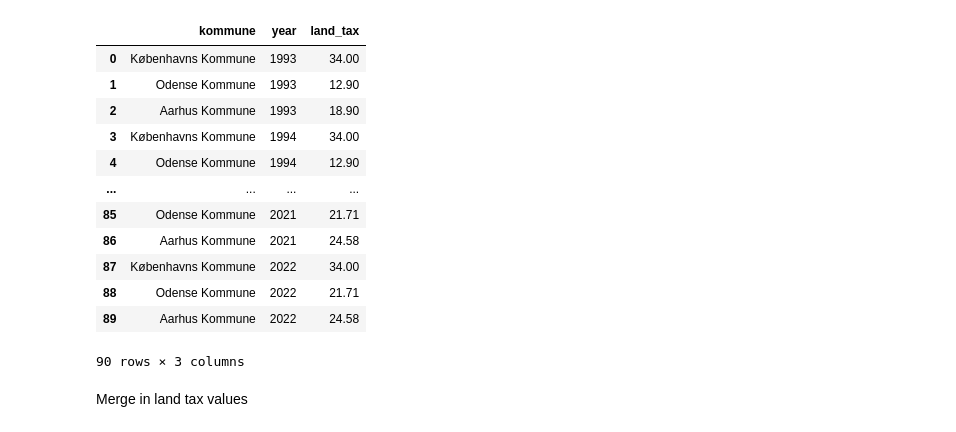
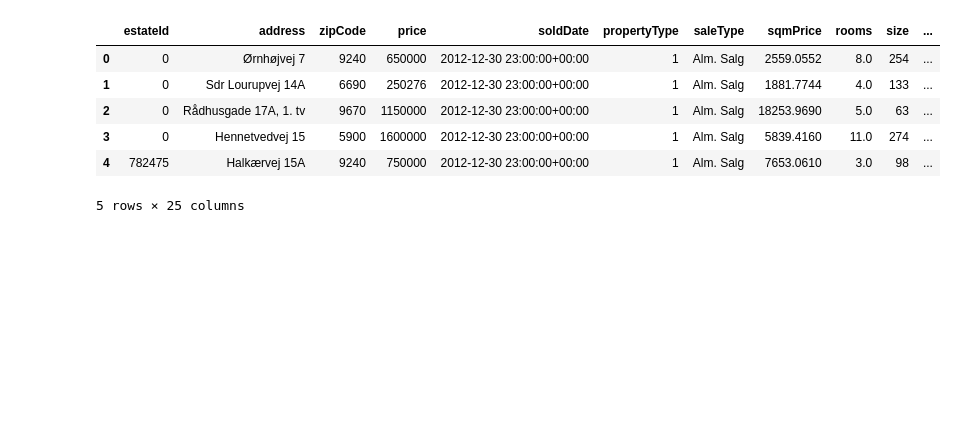
Before and after one commit to jorgenhost/No_taxation_without_capitalization, a Jupyter notebook: main.ipynb, the cells around one changed output. Drawn from its saved outputs; the diff is of its cells as text; code cells hidden in the pictures; blank space fills up the shorter version.

Commit message:
great progress with data processing!

```diff
--- a/main.ipynb
+++ b/main.ipynb
@@ -14,0 +129,13 @@ full_df.to_parquet('C:/Users/JBH/Dropbox/11_semester/Public_Econ_seminar/data/bb
+# %%
+data_dir = Path('data/boliga')
+full_df1 = pd.concat(
+    pd.DataFrame(json.load(open(json_file)))
+    for json_file in data_dir.glob('*.json')
+)
+# %%
+df=full_df1.reset_index(drop=True)
+df['soldDate']=pd.to_datetime(df['soldDate'])
+df['year']=df.soldDate.dt.year
+df['month']=df.soldDate.dt.month
+df['week']=df.soldDate.dt.weekday
+df['time_q']=pd.PeriodIndex(df['soldDate'], freq='Q')
@@ -15 +157,3 @@ full_df.to_parquet('C:/Users/JBH/Dropbox/11_semester/Public_Econ_seminar/data/bb
+# %%
+df=df.drop(columns=['change'])
 # %%
@@ -62,20 +160,0 @@ df_sub
-# %%
-land_tax = pd.read_excel('data/kmn_grundskyldspromille.xlsx')
-land_tax['year']=pd.to_datetime(land_tax['year'], format='%Y').dt.year
-land_tax
-# %% [output]
-|  | kommune | year | land_tax |
-| 0 | Københavns Kommune | 1993 | 34.00 |
-| 1 | Odense Kommune | 1993 | 12.90 |
-| 2 | Aarhus Kommune | 1993 | 18.90 |
-| 3 | Københavns Kommune | 1994 | 34.00 |
-| 4 | Odense Kommune | 1994 | 12.90 |
-| ... | ... | ... | ... |
-| 85 | Odense Kommune | 2021 | 21.71 |
-| 86 | Aarhus Kommune | 2021 | 24.58 |
-| 87 | Københavns Kommune | 2022 | 34.00 |
-| 88 | Odense Kommune | 2022 | 21.71 |
-| 89 | Aarhus Kommune | 2022 | 24.58 |
-90 rows × 3 columns
-# %% [markdown]
-Merge in land tax values
@@ -83,0 +161,12 @@ df_sub=pd.merge(df_sub, land_tax, left_on=['kommune','year'], right_on=['kommune
+# %%
+gdf = gpd.GeoDataFrame(
+    df, geometry=gpd.points_from_xy(df.longitude, df.latitude))
+gdf.head()
+# %% [output]
+|  | estateId | address | zipCode | price | soldDate | propertyType | saleType | sqmPrice | rooms | size | ... |
+| 0 | 0 | Ørnhøjvej 7 | 9240 | 650000 | 2012-12-30 23:00:00+00:00 | 1 | Alm. Salg | 2559.0552 | 8.0 | 254 | ... |
+| 1 | 0 | Sdr Lourupvej 14A | 6690 | 250276 | 2012-12-30 23:00:00+00:00 | 1 | Alm. Salg | 1881.7744 | 4.0 | 133 | ... |
+| 2 | 0 | Rådhusgade 17A, 1. tv | 9670 | 1150000 | 2012-12-30 23:00:00+00:00 | 1 | Alm. Salg | 18253.9690 | 5.0 | 63 | ... |
+| 3 | 0 | Hennetvedvej 15 | 5900 | 1600000 | 2012-12-30 23:00:00+00:00 | 1 | Alm. Salg | 5839.4160 | 11.0 | 274 | ... |
+| 4 | 782475 | Halkærvej 15A | 9240 | 750000 | 2012-12-30 23:00:00+00:00 | 1 | Alm. Salg | 7653.0610 | 3.0 | 98 | ... |
+5 rows × 25 columns
```
Also changed, not shown: parts of 30 cells of this notebook, 18 other files.
